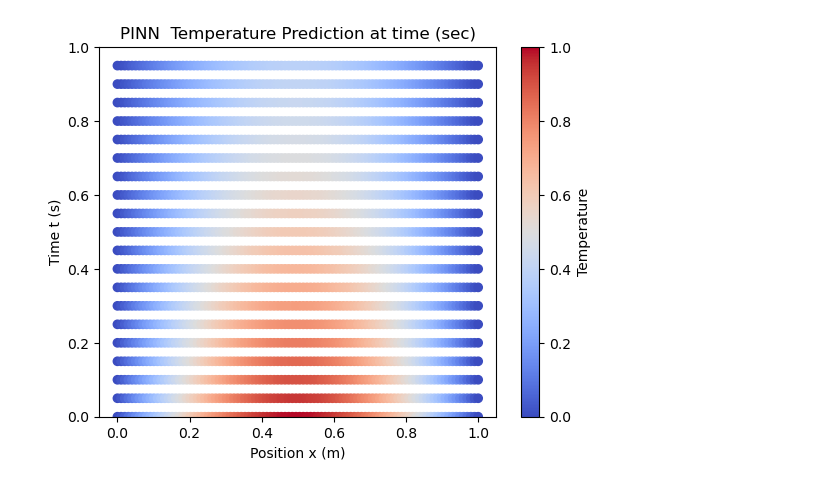
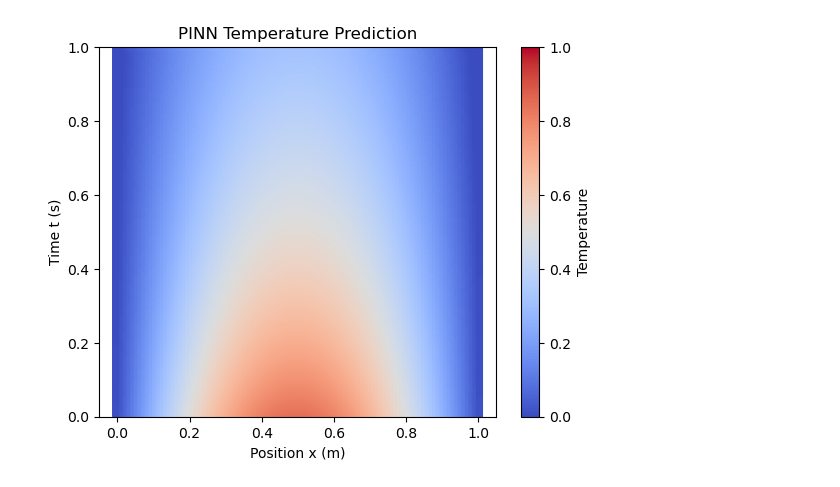
Before and after one commit to imriaharoni/PINN_Workshop, a Jupyter notebook: PINN_1D_Heat_Eq_Workshop_V2.ipynb, the cells around one changed output. Cells and saved outputs as stored; diff of their text form; code cells hidden in the pictures.

```diff
--- a/PINN_1D_Heat_Eq_Workshop_V2.ipynb
+++ b/PINN_1D_Heat_Eq_Workshop_V2.ipynb
@@ -120,28 +194,31 @@ itration 4900 loss tensor(1.8049e-05, grad_fn=<AddBackward0>)
-# %%
-num_time_steps= 20
-
-x_plot = []
-t_plot = []
-u_pred = []
-with torch.no_grad():
-    x_vals = torch.linspace(0,1,100)
-    # for t in range 0-1 devided to 20 steps
-    for t in range(num_time_steps):
-        t_val = torch.ones_like(x_vals) * t/num_time_steps # spacify the time step between 0 and 1
-        input_data = torch.stack([x_vals.flatten(),t_val.flatten()], dim=1)
-        solution = model(input_data)
-        # store x t and solution
-        x_plot.append(x_vals)
-        t_plot.append(t_val)
-        u_pred.append(solution)
-
-plt.scatter(x_plot, t_plot, c=u_pred, cmap='coolwarm')
-plt.clim(0, 1)
-plt.ylim(0, 1)
-plt.xlabel('Position x (m)')
-plt.ylabel('Time t (s)')
-plt.title(f'PINN  Temperature Prediction at time (sec)')
-plt.colorbar(label='Temperature')
-plt.show()
-# %% [output]
-[figure, removed]
+# %%
+num_time_steps = 1000
+x_plot = []
+t_plot = []
+u_pred = []
+with torch.no_grad():
+    x_vals = torch.linspace(0,1,100)
+    for t in range(num_time_steps):
+        t_val = torch.ones_like(x_vals) * t/num_time_steps
+        input_data = torch.stack([x_vals.flatten(),t_val.flatten()], dim=1)
+        solution = model(input_data)
+        x_plot.append(x_vals)
+        t_plot.append(t_val)
+        u_pred.append(solution)
+
+# Convert to numpy and flatten all arrays
+x_plot = torch.cat(x_plot).numpy()
+t_plot = torch.cat(t_plot).numpy()
+u_pred_np = torch.cat(u_pred).numpy()
+
+# Plot
+plt.scatter(x_plot, t_plot, c=u_pred_np, cmap='coolwarm')
+plt.clim(0, 1)
+plt.ylim(0, 1)
+plt.xlabel('Position x (m)')
+plt.ylabel('Time t (s)')
+plt.title('PINN Temperature Prediction')
+plt.colorbar(label='Temperature')
+plt.show()
+# %% [output]
+[figure, added]
```
Also changed, not shown: parts of 12 cells of this notebook, 7 other files.
